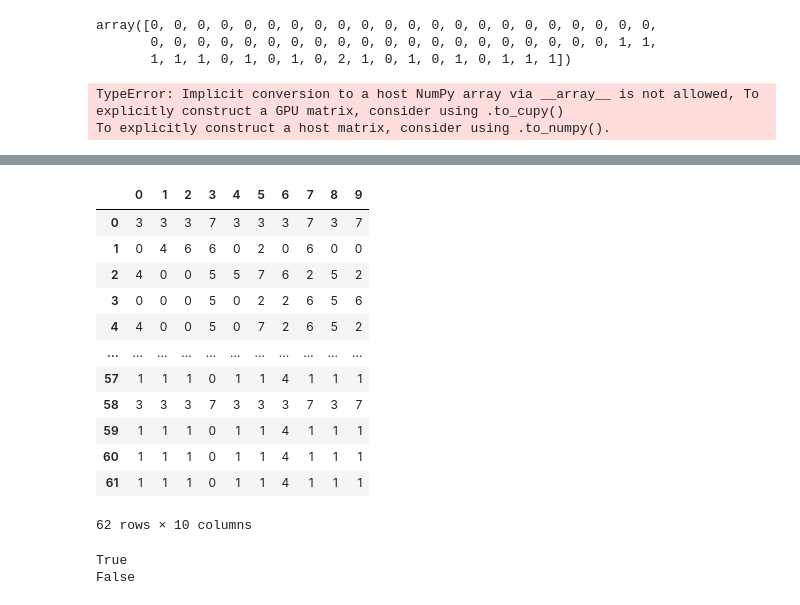
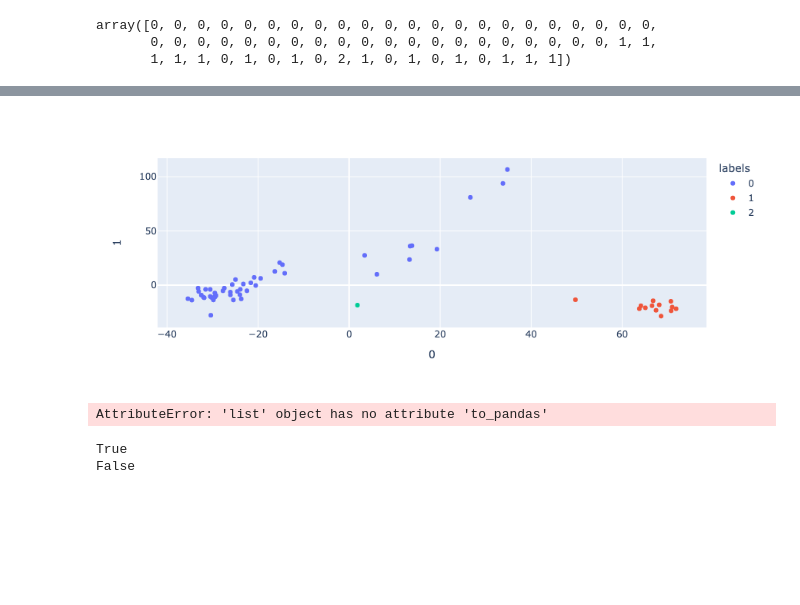
Before and after one commit to nvpatin/MAMBO, a Jupyter notebook: AccessoryScripts/erics_sandbox/Python/cluster test_RAPIDS.ipynb, the cells around one changed output, grey strips where cells are left out. Drawn from its saved outputs; the diff is of its cells as text; code cells hidden in the pictures; blank space fills up the shorter version.

```diff
--- a/AccessoryScripts/erics_sandbox/Python/cluster test_RAPIDS.ipynb
+++ b/AccessoryScripts/erics_sandbox/Python/cluster test_RAPIDS.ipynb
@@ -109,6 +109,9 @@ array([0, 0, 0, 0, 0, 0, 0, 0, 0, 0, 0, 0, 0, 0, 0, 0, 0, 0, 0, 0, 0, 0,
 # Visualize clustering on first 2 PC axes
 scores = doPCA(ran_lo)["scores"]
 scores["labels"] = labels
+scores["labels"] = scores["labels"].astype(str)
+scores = scores.to_pandas()
+
 fig = px.scatter(
     scores,
     x = 0,
@@ -117,5 +120,3 @@ fig = px.scatter(
 )
 fig.show()
 # %% [output]
-TypeError: Implicit conversion to a host NumPy array via __array__ is not allowed, To explicitly construct a GPU matrix, consider using .to_cupy()
-To explicitly construct a host matrix, consider using .to_numpy().
@@ -122,25 +124,14 @@ To explicitly construct a host matrix, consider using .to_numpy().
+[figure, added]
 # %%
 # Run sampleClust function n_rep times to assign n_clust clusters
 n_clust = 8
 n_rep = 10
 
-cluster_samples = [md.doClustering(md.ranRelPct(asvs1), n_clust) for i in range(n_rep)]
-cluster_samples = pd.DataFrame(cluster_samples).transpose()
+cluster_samples = [doClustering(ranRelPct(asvs1), n_clust) for i in range(n_rep)]
+#cluster_samples = pd.DataFrame(cluster_samples).transpose()
 cluster_samples
 # %% [output]
-|  | 0 | 1 | 2 | 3 | 4 | 5 | 6 | 7 | 8 | 9 |
-| 0 | 3 | 3 | 3 | 7 | 3 | 3 | 3 | 7 | 3 | 7 |
-| 1 | 0 | 4 | 6 | 6 | 0 | 2 | 0 | 6 | 0 | 0 |
-| 2 | 4 | 0 | 0 | 5 | 5 | 7 | 6 | 2 | 5 | 2 |
-| 3 | 0 | 0 | 0 | 5 | 0 | 2 | 2 | 6 | 5 | 6 |
-| 4 | 4 | 0 | 0 | 5 | 0 | 7 | 2 | 6 | 5 | 2 |
-| ... | ... | ... | ... | ... | ... | ... | ... | ... | ... | ... |
-| 57 | 1 | 1 | 1 | 0 | 1 | 1 | 4 | 1 | 1 | 1 |
-| 58 | 3 | 3 | 3 | 7 | 3 | 3 | 3 | 7 | 3 | 7 |
-| 59 | 1 | 1 | 1 | 0 | 1 | 1 | 4 | 1 | 1 | 1 |
-| 60 | 1 | 1 | 1 | 0 | 1 | 1 | 4 | 1 | 1 | 1 |
-| 61 | 1 | 1 | 1 | 0 | 1 | 1 | 4 | 1 | 1 | 1 |
-62 rows × 10 columns
+AttributeError: 'list' object has no attribute 'to_pandas'
 # %%
 # A function to test if row pws[0] is the same cluster as row pws[1] in column 'col'
 def isSameCluster(pws, df, col):
```
Also changed, not shown: parts of 1 cell of this notebook.
